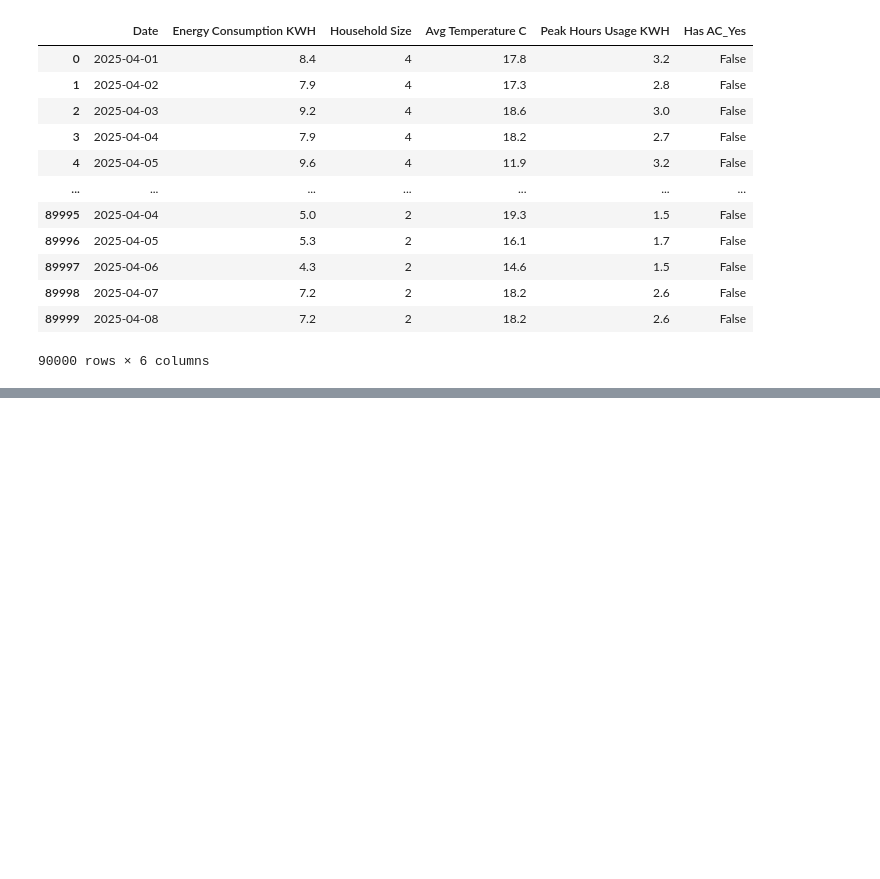
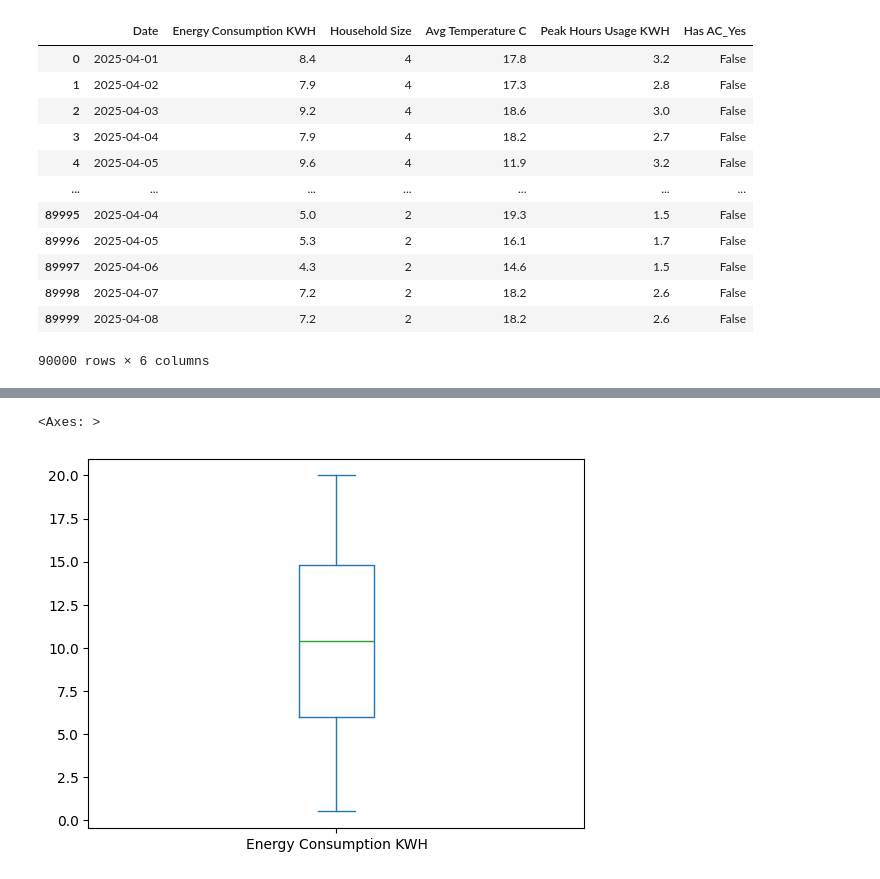
Before and after one commit to ClaytonM556/Household-Energy-Consumption, a Jupyter notebook: Household Energy Consumption.ipynb, the cells around one changed output, grey strips where cells are left out. Drawn from its saved outputs; the diff is of its cells as text; code cells hidden in the pictures; blank space fills up the shorter version.

```diff
--- a/Household Energy Consumption.ipynb
+++ b/Household Energy Consumption.ipynb
@@ -118,0 +150,5 @@ display(df) ##displays the dataframe with the new column names
+# %%
+df["Energy Consumption KWH"].plot(kind='box') ##plots a boxplot of the 'Energy Consumption KWH' column
+# %% [output]
+<Axes: >
+[figure, added]
```
Also changed, not shown: parts of 16 cells of this notebook.
